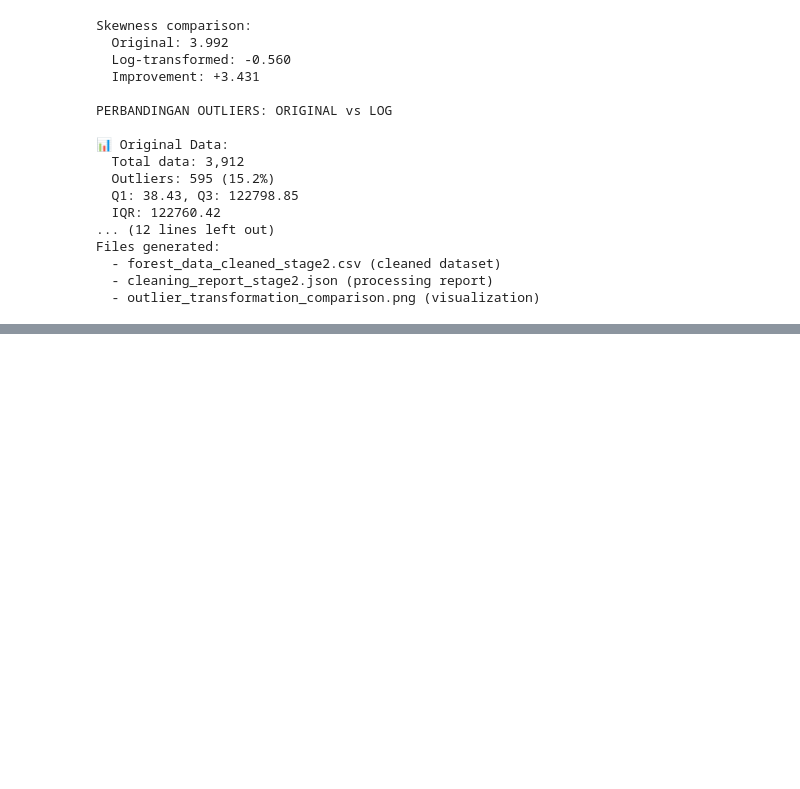
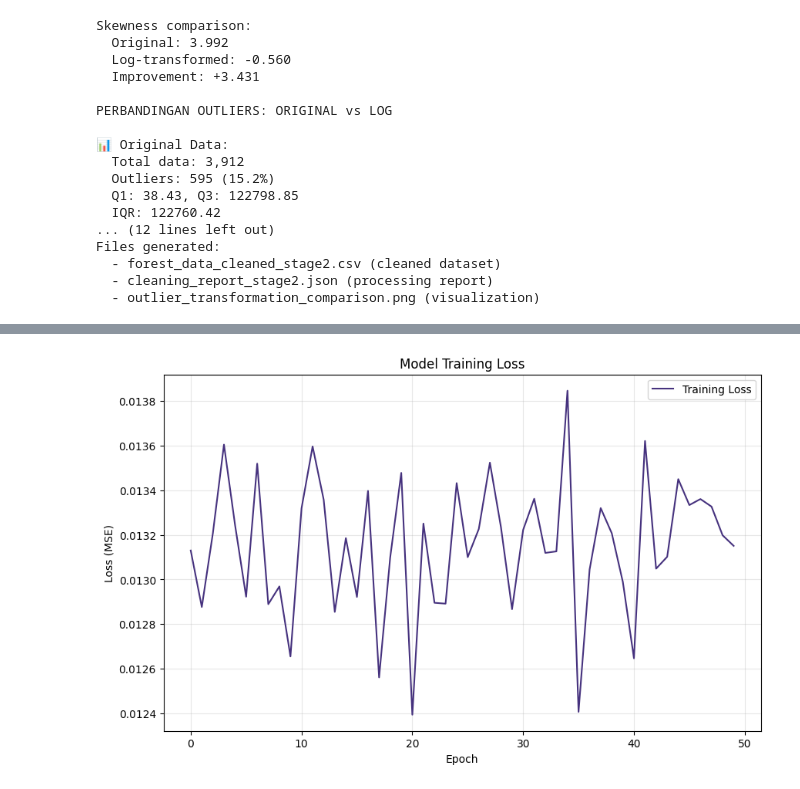
Before and after one commit to bintangfikrif/Unnamed-Final_Project, a Jupyter notebook: notebooks/main.ipynb, the cells around one changed output, grey strips where cells are left out. Saved outputs shown, nothing was run; the diff lists cells and outputs as text; code cells hidden in the pictures; blank space fills up the shorter version.

```diff
--- a/notebooks/main.ipynb
+++ b/notebooks/main.ipynb
@@ -1228,0 +1379,18 @@ else:
+# %%
+from tensorflow.keras.models import Sequential
+from tensorflow.keras.layers import LSTM, Dense, Dropout
+
+# Define the model
+model = Sequential()
+model.add(LSTM(units=16, activation='relu', input_shape=(X_train.shape[1], X_train.shape[2]))) # input_shape is (look_back, number_of_features)
+model.add(Dropout(0.2))
+model.add(Dense(units=1)) # Output layer with 1 unit for regression
+
+# Compile the model (example compilation)
+# You might want to choose a different optimizer and loss function based on your needs
+# Common for regression: 'adam' or 'rmsprop' optimizer, 'mse' or 'mae' loss
+model.compile(optimizer='adam', loss='mse')
+
+# Print model summary
+print("\n--- LSTM Model Architecture ---")
+model.summary()
@@ -1228,0 +1412,69 @@ else:
+# %%
+# Check if training data is available
+if X_train.shape[0] == 0:
+    print("\nTraining data is empty. Cannot train the model.")
+else:
+    # Define hyperparameters for training
+    epochs = 50
+    batch_size = 5
+
+    print(f"\n--- Starting Model Training ---")
+    print(f"Total samples for training: {X_train.shape[0]:,}")
+    print(f"Epochs: {epochs}")
+    print(f"Batch Size: {batch_size}")
+
+    # Train the model
+    # You might want to use a validation split here if you have enough data
+    history = model.fit(
+        X_train,
+        y_train,
+        epochs=epochs,
+        batch_size=batch_size,
+        verbose=1 # Set to 2 for less verbose output per epoch
+        # validation_split=0.2 # Example validation split
+    )
+
+    print("\n--- Model Training Complete ---")
+
+    # Optional: Plot training history (loss)
+    plt.figure(figsize=(10, 6))
+    plt.plot(history.history['loss'], label='Training Loss')
+    # if 'val_loss' in history.history:
+    #     plt.plot(history.history['val_loss'], label='Validation Loss') # Example validation loss
+    plt.title('Model Training Loss')
+    plt.xlabel('Epoch')
+    plt.ylabel('Loss (MSE)')
+    plt.legend()
+    plt.grid(True, alpha=0.3)
+    plt.show()
+
+    # Save the trained model
+    model_filename = 'lstm_forest_prediction_model.h5'
+    model.save(model_filename)
+    print(f"\nTrained model saved as '{model_filename}'")
+
+    # Save the scalers (feature_scaler and target_scaler) for prediction
+    # We trained a single model on concatenated data.
+    # For regional prediction, we'll need the *regional* scalers.
+    # We stored these in regional_preprocessing_data. Let's save them.
+    scalers_dir = 'model_scalers'
+    os.makedirs(scalers_dir, exist_ok=True)
+
+    # Save each region's scalers
+    saved_scaler_count = 0
+    for region_id, data in regional_preprocessing_data.items():
+        if 'feature_scaler' in data and 'target_scaler' in data:
+            feature_scaler_filename = os.path.join(scalers_dir, f'feature_scaler_{region_id}.pkl')
+            target_scaler_filename = os.path.join(scalers_dir, f'target_scaler_{region_id}.pkl')
+            joblib.dump(data['feature_scaler'], feature_scaler_filename)
+            joblib.dump(data['target_scaler'], target_scaler_filename)
+            saved_scaler_count += 1
+
+    print(f"Saved scalers for {saved_scaler_count} regions to '{scalers_dir}/'")
+
+    # Summary of saved files
+    print("\n--- Training Output Files ---")
+    print(f"- {model_filename} (Trained LSTM model)")
+    print(f"- {scalers_dir}/ (Directory containing regional scalers)")
+    print(f"- plot of training loss")
+# %% [output]
@@ -1228,0 +1498 @@ else:
+[figure, added]
```
Also changed, not shown: parts of 23 cells of this notebook.
